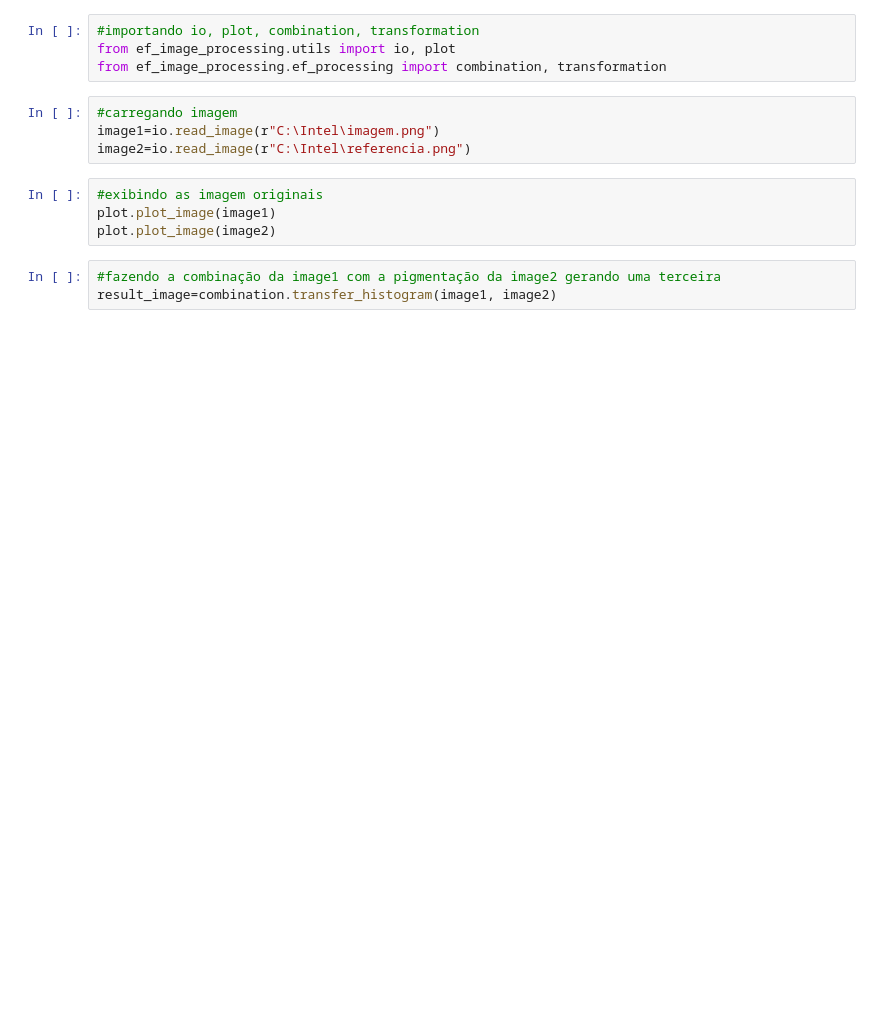
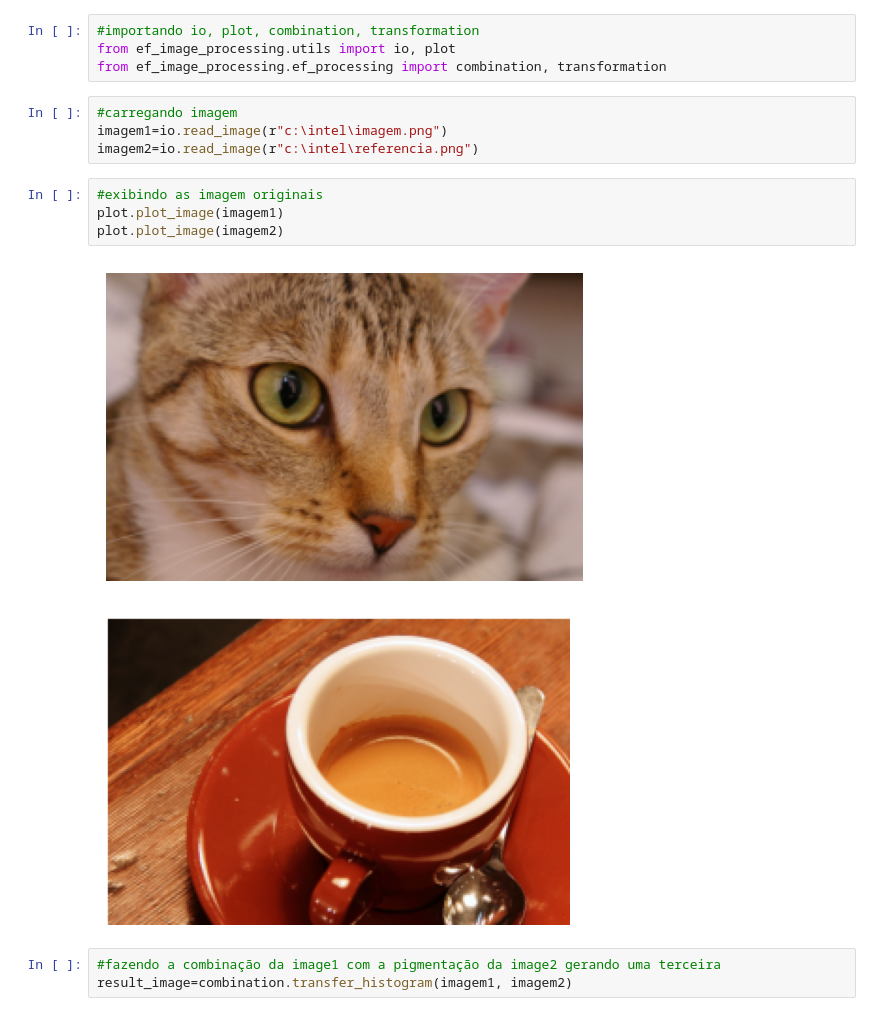
Before and after one commit to eferreira50/dio-desafio-github-primeiro-repositorio, a Jupyter notebook: Desafio-de-Projeto/image-processing-package/teste_modulo/ef_image_processing.ipynb, the cells around one changed output. Saved outputs shown, nothing was run; the diff lists cells and outputs as text; blank space fills up the shorter version.

Commit message:
Testando ef_image_processing teste de modulo

```diff
--- a/Desafio-de-Projeto/image-processing-package/teste_modulo/ef_image_processing.ipynb
+++ b/Desafio-de-Projeto/image-processing-package/teste_modulo/ef_image_processing.ipynb
@@ -7,14 +31,17 @@ from ef_image_processing.utils import io, plot
 from ef_image_processing.ef_processing import combination, transformation
 # %%
 #carregando imagem
-image1=io.read_image(r"C:\Intel\imagem.png")
-image2=io.read_image(r"C:\Intel\referencia.png")
+imagem1=io.read_image(r"c:\intel\imagem.png")
+imagem2=io.read_image(r"c:\intel\referencia.png")
 # %%
 #exibindo as imagem originais
-plot.plot_image(image1)
-plot.plot_image(image2)
+plot.plot_image(imagem1)
+plot.plot_image(imagem2)
+# %% [output]
+[figure, added]
+[figure, added]
 # %%
 #fazendo a combinação da image1 com a pigmentação da image2 gerando uma terceira
-result_image=combination.transfer_histogram(image1, image2)
+result_image=combination.transfer_histogram(imagem1, imagem2)
 # %%
 #plotando as 3 imagens
```
Also changed, not shown: parts of 2 cells of this notebook.
